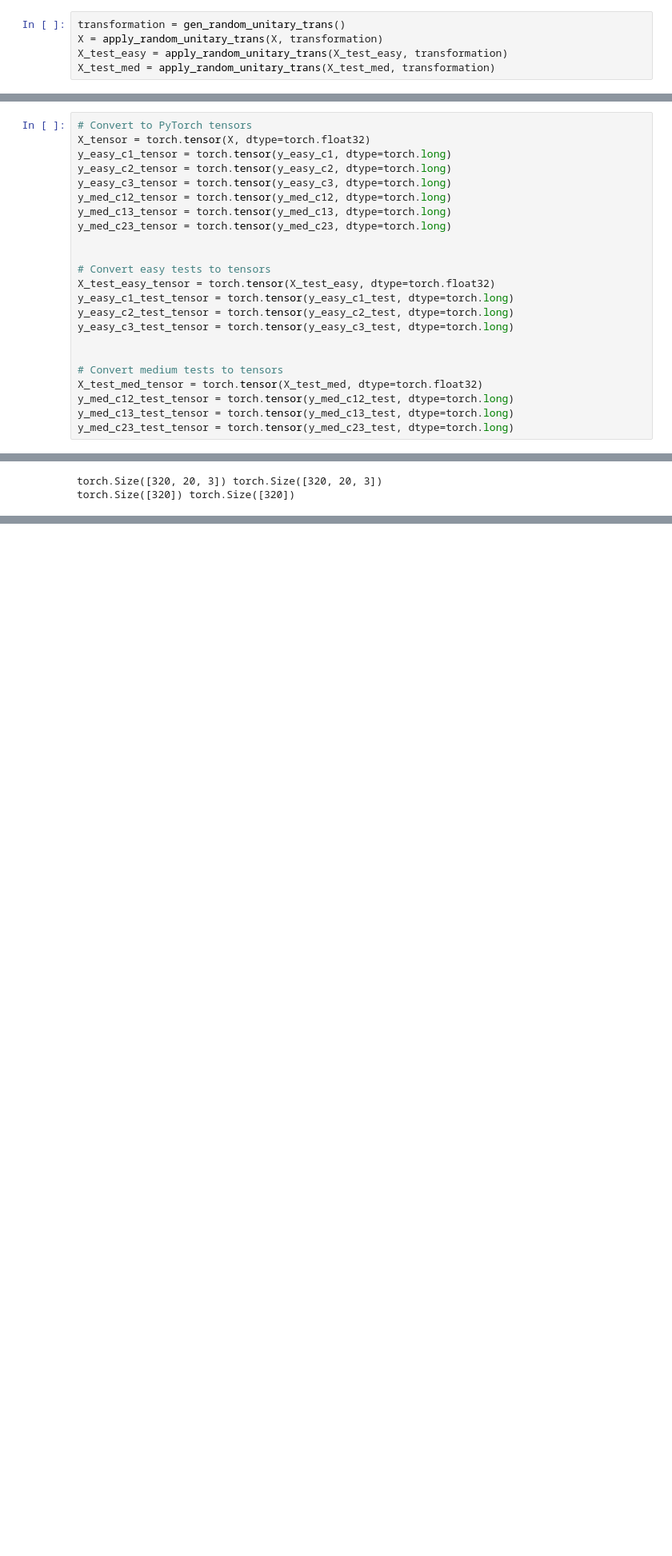
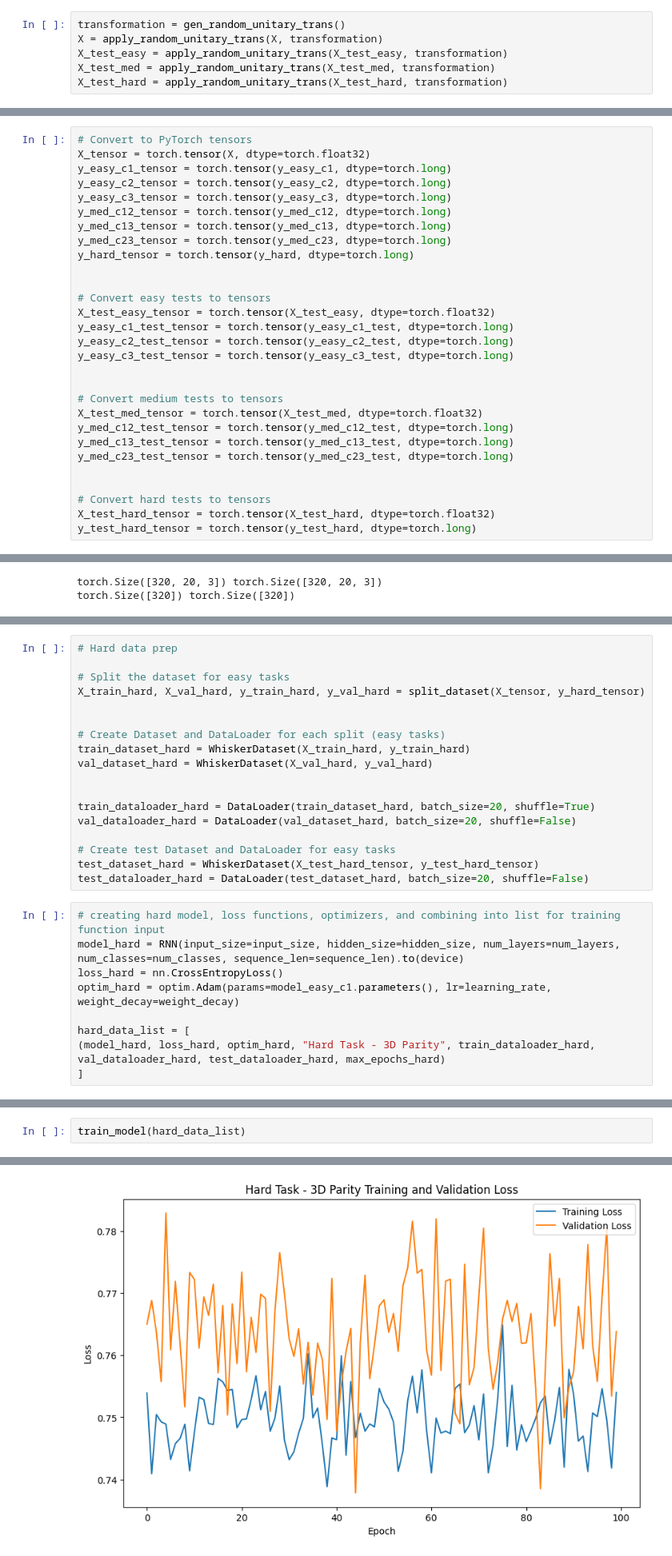
Before and after one commit to iroblesrazzaq/rnn_somatosensory, a Jupyter notebook: analysis.ipynb, the cells around one changed output, grey strips where cells are left out. Shown: that part at 80% size. Drawn from its saved outputs; the diff is of its cells as text; blank space fills up the shorter version.

```diff
--- a/analysis.ipynb
+++ b/analysis.ipynb
@@ -33,6 +34,7 @@ transformation = gen_random_unitary_trans()
 X = apply_random_unitary_trans(X, transformation)
 X_test_easy = apply_random_unitary_trans(X_test_easy, transformation)
 X_test_med = apply_random_unitary_trans(X_test_med, transformation)
+X_test_hard = apply_random_unitary_trans(X_test_hard, transformation)
 # %%
 print(X.shape, y_easy_c1.shape, y_easy_c2.shape, y_easy_c3.shape)
 print(X_test_easy.shape, y_easy_c3_test.shape)
@@ -61,6 +65,7 @@ y_easy_c3_tensor = torch.tensor(y_easy_c3, dtype=torch.long)
 y_med_c12_tensor = torch.tensor(y_med_c12, dtype=torch.long)
 y_med_c13_tensor = torch.tensor(y_med_c13, dtype=torch.long)
 y_med_c23_tensor = torch.tensor(y_med_c23, dtype=torch.long)
+y_hard_tensor = torch.tensor(y_hard, dtype=torch.long)
 
 
 # Convert easy tests to tensors
@@ -75,6 +80,11 @@ X_test_med_tensor = torch.tensor(X_test_med, dtype=torch.float32)
 y_med_c12_test_tensor = torch.tensor(y_med_c12_test, dtype=torch.long)
 y_med_c13_test_tensor = torch.tensor(y_med_c13_test, dtype=torch.long)
 y_med_c23_test_tensor = torch.tensor(y_med_c23_test, dtype=torch.long)
+
+
+# Convert hard tests to tensors
+X_test_hard_tensor = torch.tensor(X_test_hard, dtype=torch.float32)
+y_test_hard_tensor = torch.tensor(y_test_hard, dtype=torch.long)
 # %%
 print(X_test_easy_tensor.shape, X_test_med_tensor.shape)
 print(y_easy_c1_test_tensor.shape, y_med_c12_test_tensor.shape)
@@ -242,6 +252,33 @@ med_model_data = [
 (model_med_c23, loss_med_c23, optim_med_c23, "Medium Task 3", train_dataloader_c23_med, val_dataloader_c23_med, test_dataloader_c23_med, max_epochs_medium)
 
 ]
+# %%
+# Hard data prep
+
+# Split the dataset for easy tasks
+X_train_hard, X_val_hard, y_train_hard, y_val_hard = split_dataset(X_tensor, y_hard_tensor)
+
+
+# Create Dataset and DataLoader for each split (easy tasks)
+train_dataset_hard = WhiskerDataset(X_train_hard, y_train_hard)
+val_dataset_hard = WhiskerDataset(X_val_hard, y_val_hard)
+
+
+train_dataloader_hard = DataLoader(train_dataset_hard, batch_size=20, shuffle=True)
+val_dataloader_hard = DataLoader(val_dataset_hard, batch_size=20, shuffle=False)
+
+# Create test Dataset and DataLoader for easy tasks
+test_dataset_hard = WhiskerDataset(X_test_hard_tensor, y_test_hard_tensor)
+test_dataloader_hard = DataLoader(test_dataset_hard, batch_size=20, shuffle=False)
+# %%
+# creating hard model, loss functions, optimizers, and combining into list for training function input
+model_hard = RNN(input_size=input_size, hidden_size=hidden_size, num_layers=num_layers, num_classes=num_classes, sequence_len=sequence_len).to(device)
+loss_hard = nn.CrossEntropyLoss()
+optim_hard = optim.Adam(params=model_easy_c1.parameters(), lr=learning_rate, weight_decay=weight_decay)
+
+hard_data_list = [
+(model_hard, loss_hard, optim_hard, "Hard Task - 3D Parity", train_dataloader_hard, val_dataloader_hard, test_dataloader_hard, max_epochs_hard)
+]
 # %%
 def train_model(data_list):
     for model, loss_fn, optimizer, task_label, train_dataloader, val_dataloader, test_dataloader, max_epochs in data_list:
@@ -424,0 +462,3 @@ Target loss of 0.001 reached at epoch 5
+# %%
+train_model(hard_data_list)
+# %% [output]
@@ -424,0 +482 @@ Target loss of 0.001 reached at epoch 5
+[figure, added]
```
Also changed, not shown: parts of 7 cells of this notebook, 1 other file.
